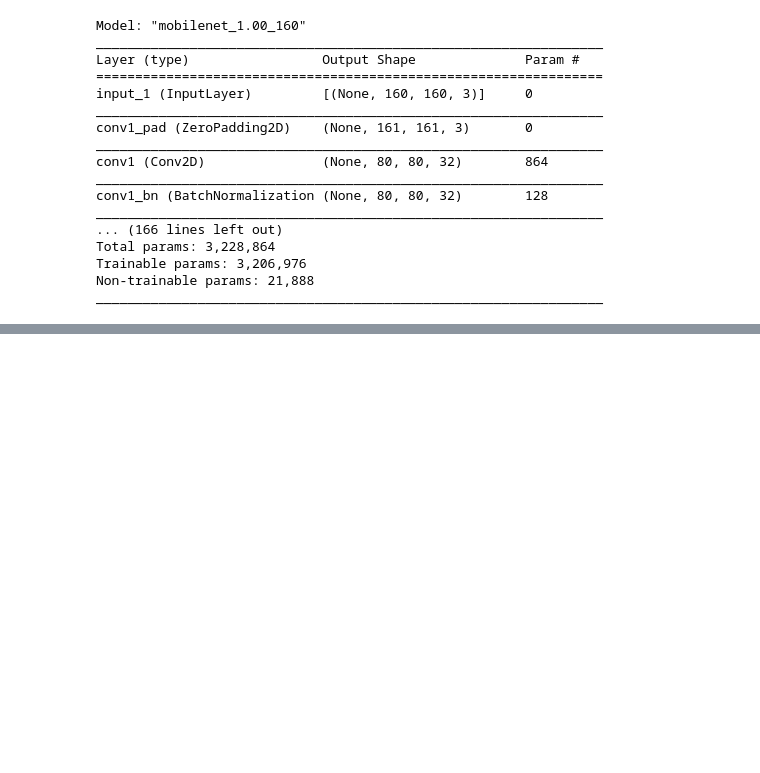
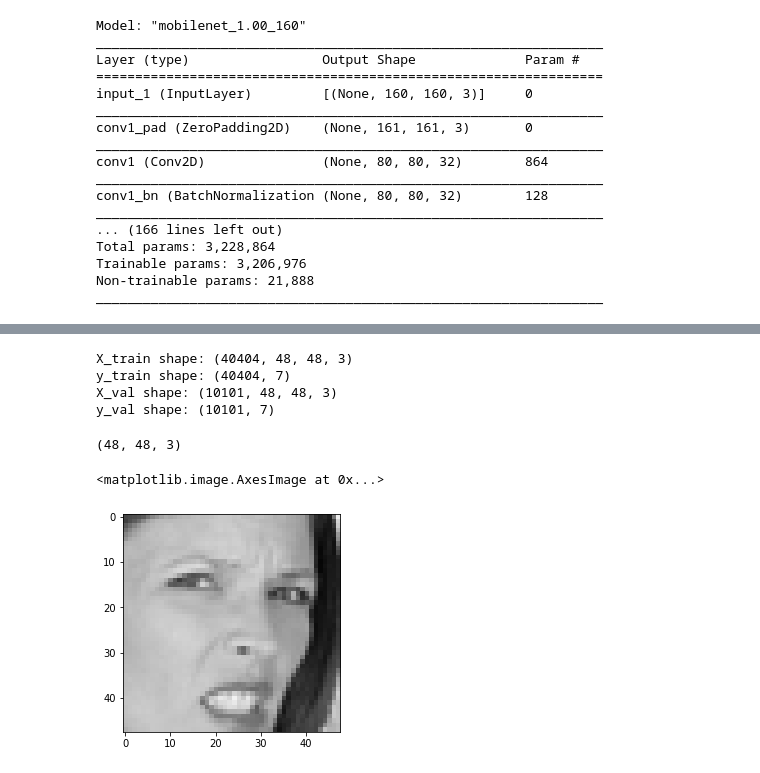
Before and after one commit to Dingdong-LIU/comp4471-project, a Jupyter notebook: Untitled1.ipynb, the cells around one changed output, grey strips where cells are left out. Drawn from its saved outputs; the diff is of its cells as text; code cells hidden in the pictures; blank space fills up the shorter version.

```diff
--- a/Untitled1.ipynb
+++ b/Untitled1.ipynb
@@ -164,0 +184,47 @@ print(test_res)
+# %%
+def load_dataset2():
+    train_csv = pd.read_csv('../Facial expression/data/data_b/train.csv')
+
+    oversample = RandomOverSampler(sampling_strategy='auto')
+
+    X_over, y_over = oversample.fit_resample((train_csv.pixels).values.reshape(-1, 1), train_csv.emotion)
+
+    a = np.array(y_over)
+
+    y_over = pd.Series(y_over)
+    y_over= y_over.values.reshape(len(y_over),1)
+
+    y_over = to_categorical(y_over)
+
+    X_train,X_val,y_train,y_val = train_test_split(X_over,y_over, test_size=0.2)
+
+    X_train = pd.Series(X_train.flatten())
+    X_train = np.array(preprocessing_resize(X_train))
+
+    X_val = pd.Series(X_val.flatten())
+    X_val = np.array(preprocessing_resize(X_val))
+
+
+    print ("X_train shape: " + str(X_train.shape))
+    print ("y_train shape: " + str(y_train.shape))
+    print ("X_val shape: " + str(X_val.shape))
+    print ("y_val shape: " + str(y_val.shape))
+
+    return X_train, y_train, X_val, y_val
+# %%
+X_train, y_train, X_val, y_val = load_dataset2()
+# %% [output]
+X_train shape: (40404, 48, 48, 3)
+y_train shape: (40404, 7)
+X_val shape: (10101, 48, 48, 3)
+y_val shape: (10101, 7)
+# %%
+sample1 = X_train[1319]
+sample1.shape
+# %% [output]
+(48, 48, 3)
+# %%
+plt.imshow(sample1)
+# %% [output]
+<matplotlib.image.AxesImage at 0x...>
+[figure, added]
```
Also changed, not shown: parts of 14 cells of this notebook.
